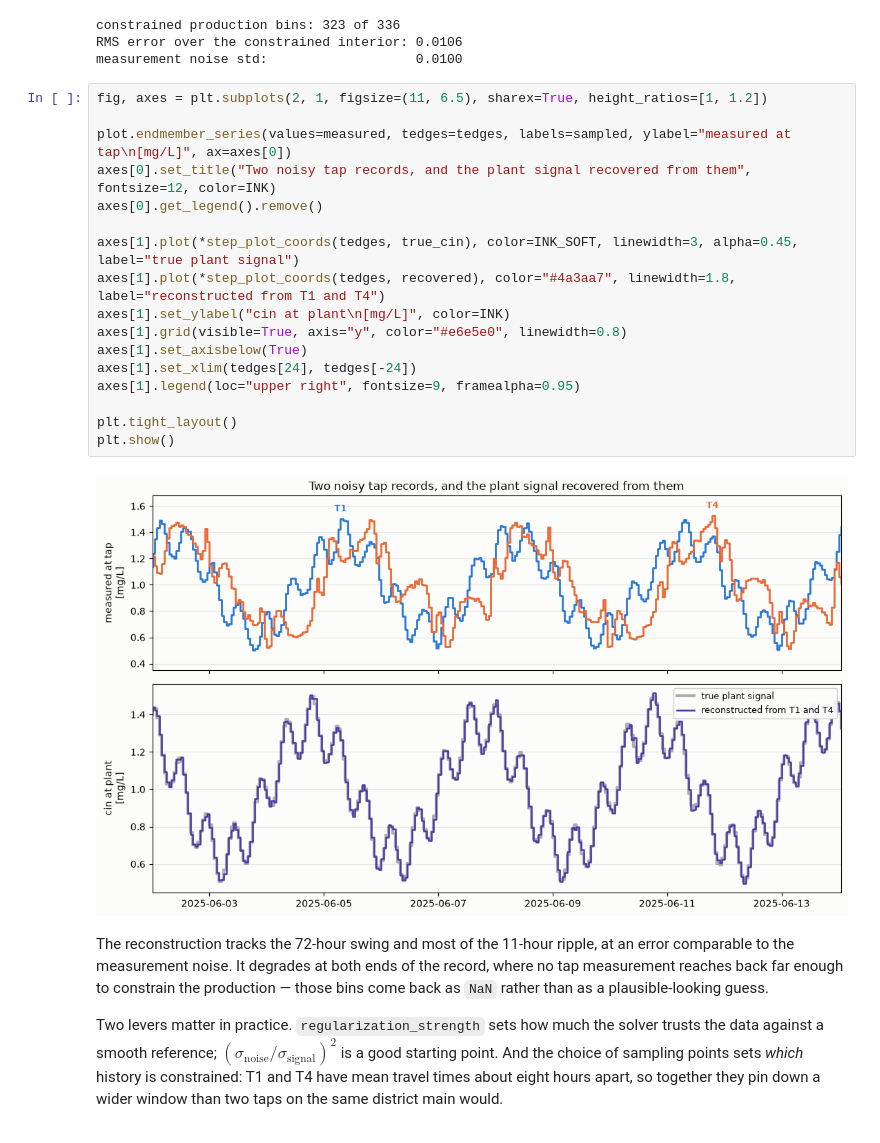
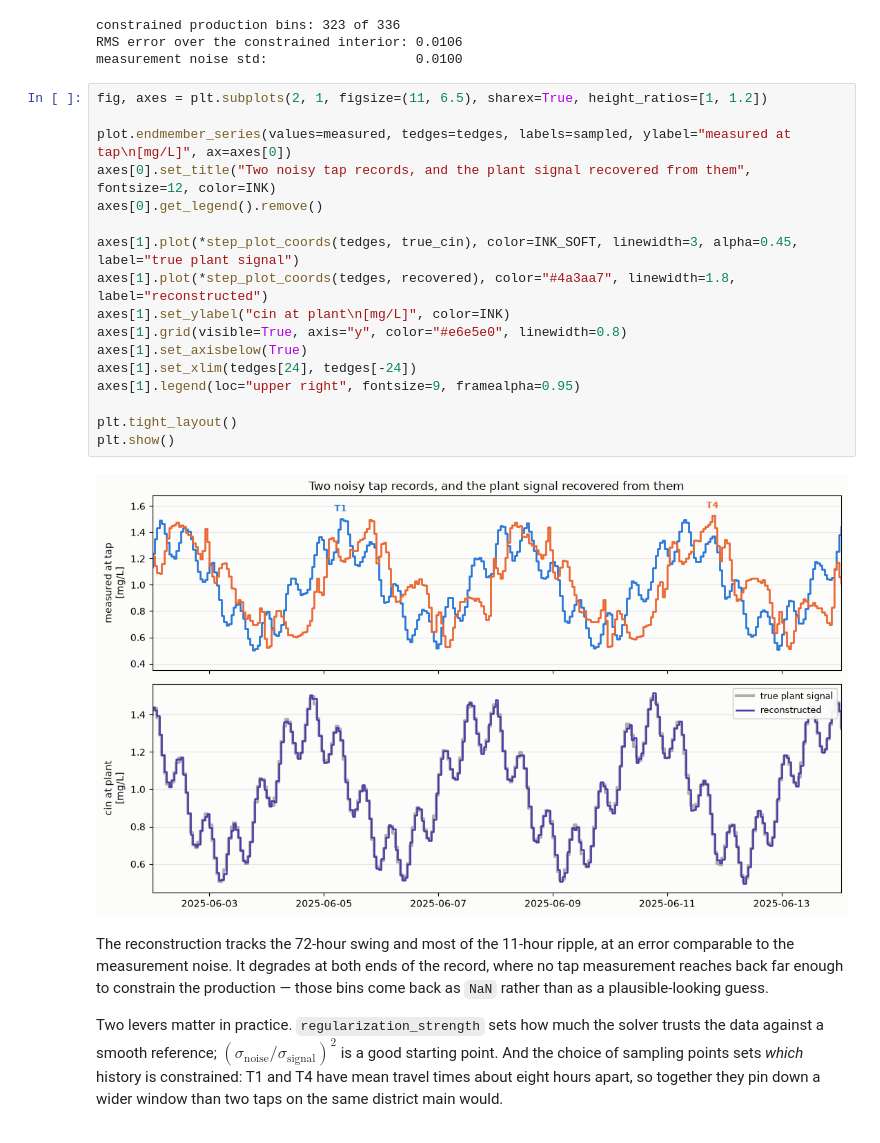
Before and after one commit to gwtransport/pipetransport, a Jupyter notebook: examples/01_Distribution_Network_Water_Quality.ipynb, the cells around one changed output. Cells and saved outputs as stored; diff of their text form.

```diff
--- a/examples/01_Distribution_Network_Water_Quality.ipynb
+++ b/examples/01_Distribution_Network_Water_Quality.ipynb
@@ -490,22 +488,22 @@ measurement noise std:                   0.0100
 # %%
 fig, axes = plt.subplots(2, 1, figsize=(11, 6.5), sharex=True, height_ratios=[1, 1.2])
 
 plot.endmember_series(values=measured, tedges=tedges, labels=sampled, ylabel="measured at tap\n[mg/L]", ax=axes[0])
 axes[0].set_title("Two noisy tap records, and the plant signal recovered from them", fontsize=12, color=INK)
 axes[0].get_legend().remove()
 
 axes[1].plot(*step_plot_coords(tedges, true_cin), color=INK_SOFT, linewidth=3, alpha=0.45, label="true plant signal")
-axes[1].plot(*step_plot_coords(tedges, recovered), color="#4a3aa7", linewidth=1.8, label="reconstructed from T1 and T4")
+axes[1].plot(*step_plot_coords(tedges, recovered), color="#4a3aa7", linewidth=1.8, label="reconstructed")
 axes[1].set_ylabel("cin at plant\n[mg/L]", color=INK)
 axes[1].grid(visible=True, axis="y", color="#e6e5e0", linewidth=0.8)
 axes[1].set_axisbelow(True)
 axes[1].set_xlim(tedges[24], tedges[-24])
 axes[1].legend(loc="upper right", fontsize=9, framealpha=0.95)
 
 plt.tight_layout()
 plt.show()
 # %% [output]
-[figure, old version]
+[figure, new version]
 # %% [markdown]
 The reconstruction tracks the 72-hour swing and most of the 11-hour ripple, at an error comparable
 to the measurement noise. It degrades at both ends of the record, where no tap measurement reaches
```
Also changed, not shown: parts of 1 cell of this notebook, 13 other files.
